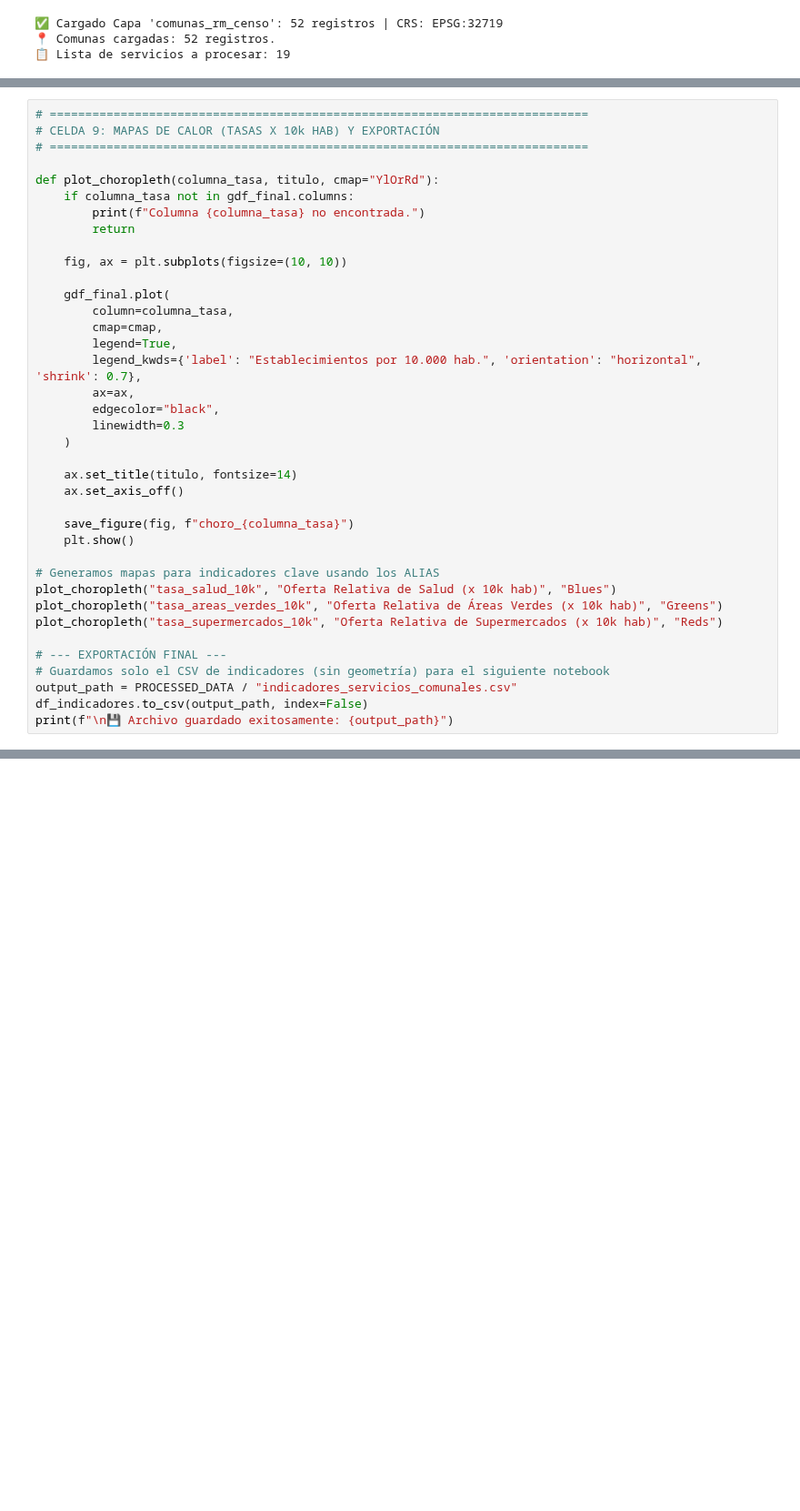
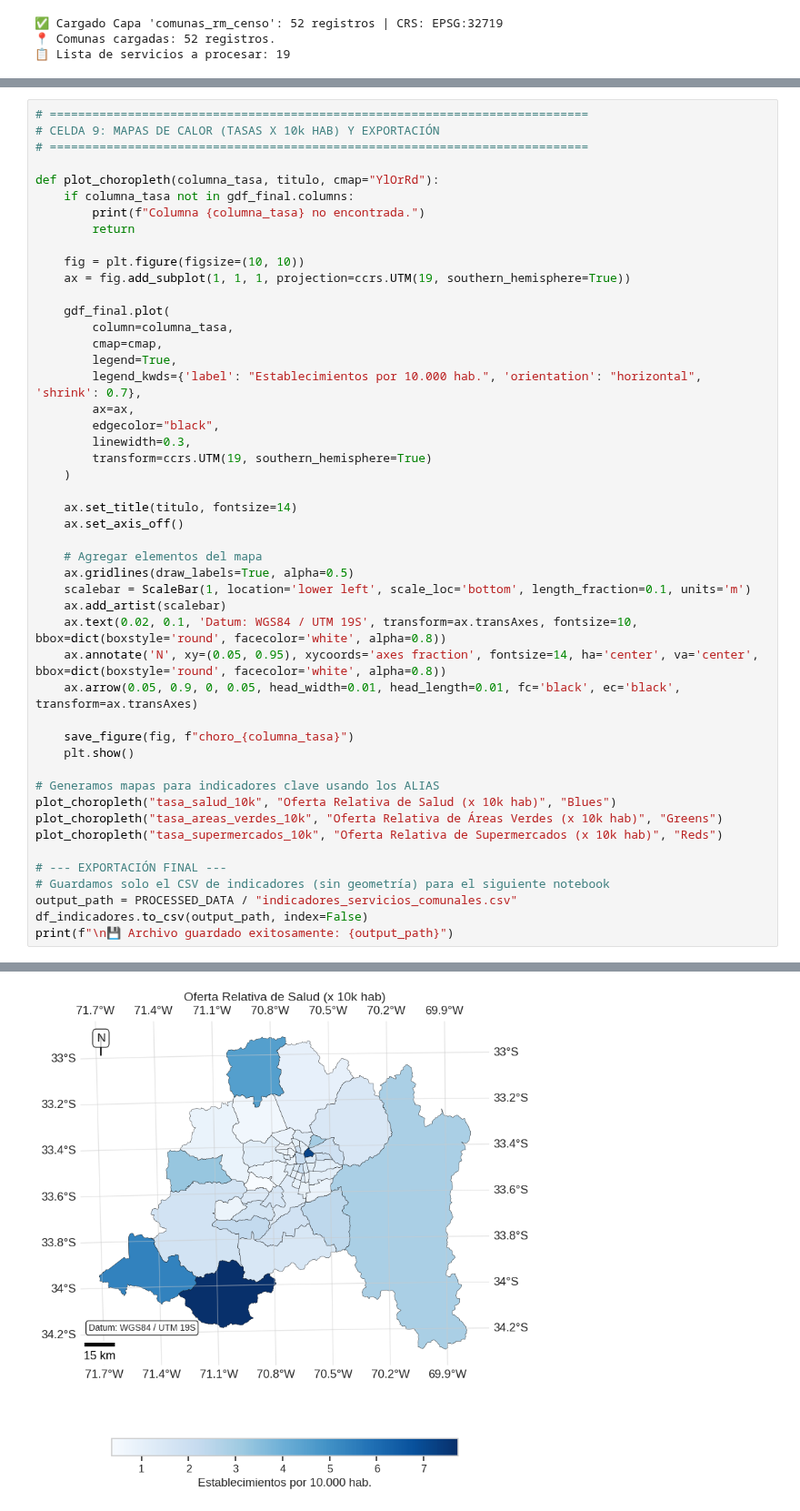
Before and after one commit to valenpy22/geoinformatica-pep2, a Jupyter notebook: proyecto/notebooks/02_exploratory_analysis.ipynb, the cells around one changed output, grey strips where cells are left out. Shown at 91% size. Saved outputs shown, nothing was run; the diff lists cells and outputs as text; blank space fills up the shorter version.

```diff
--- a/proyecto/notebooks/02_exploratory_analysis.ipynb
+++ b/proyecto/notebooks/02_exploratory_analysis.ipynb
@@ -395,7 +479,8 @@ def plot_choropleth(columna_tasa, titulo, cmap="YlOrRd"):
         print(f"Columna {columna_tasa} no encontrada.")
         return
 
-    fig, ax = plt.subplots(figsize=(10, 10))
+    fig = plt.figure(figsize=(10, 10))
+    ax = fig.add_subplot(1, 1, 1, projection=ccrs.UTM(19, southern_hemisphere=True))
 
     gdf_final.plot(
         column=columna_tasa,
@@ -404,11 +489,20 @@ def plot_choropleth(columna_tasa, titulo, cmap="YlOrRd"):
         legend_kwds={'label': "Establecimientos por 10.000 hab.", 'orientation': "horizontal", 'shrink': 0.7},
         ax=ax,
         edgecolor="black",
-        linewidth=0.3
+        linewidth=0.3,
+        transform=ccrs.UTM(19, southern_hemisphere=True)
     )
 
     ax.set_title(titulo, fontsize=14)
     ax.set_axis_off()
+
+    # Agregar elementos del mapa
+    ax.gridlines(draw_labels=True, alpha=0.5)
+    scalebar = ScaleBar(1, location='lower left', scale_loc='bottom', length_fraction=0.1, units='m')
+    ax.add_artist(scalebar)
+    ax.text(0.02, 0.1, 'Datum: WGS84 / UTM 19S', transform=ax.transAxes, fontsize=10, bbox=dict(boxstyle='round', facecolor='white', alpha=0.8))
+    ax.annotate('N', xy=(0.05, 0.95), xycoords='axes fraction', fontsize=14, ha='center', va='center', bbox=dict(boxstyle='round', facecolor='white', alpha=0.8))
+    ax.arrow(0.05, 0.9, 0, 0.05, head_width=0.01, head_length=0.01, fc='black', ec='black', transform=ax.transAxes)
 
     save_figure(fig, f"choro_{columna_tasa}")
     plt.show()
@@ -423,3 +517,4 @@ plot_choropleth("tasa_supermercados_10k", "Oferta Relativa de Supermercados (x 1
 output_path = PROCESSED_DATA / "indicadores_servicios_comunales.csv"
 df_indicadores.to_csv(output_path, index=False)
 print(f"\n💾 Archivo guardado exitosamente: {output_path}")
+# %% [output]
@@ -425,0 +522 @@ print(f"\n💾 Archivo guardado exitosamente: {output_path}")
+[figure, added]
```
Also changed, not shown: parts of 13 cells of this notebook, 9 other files.
